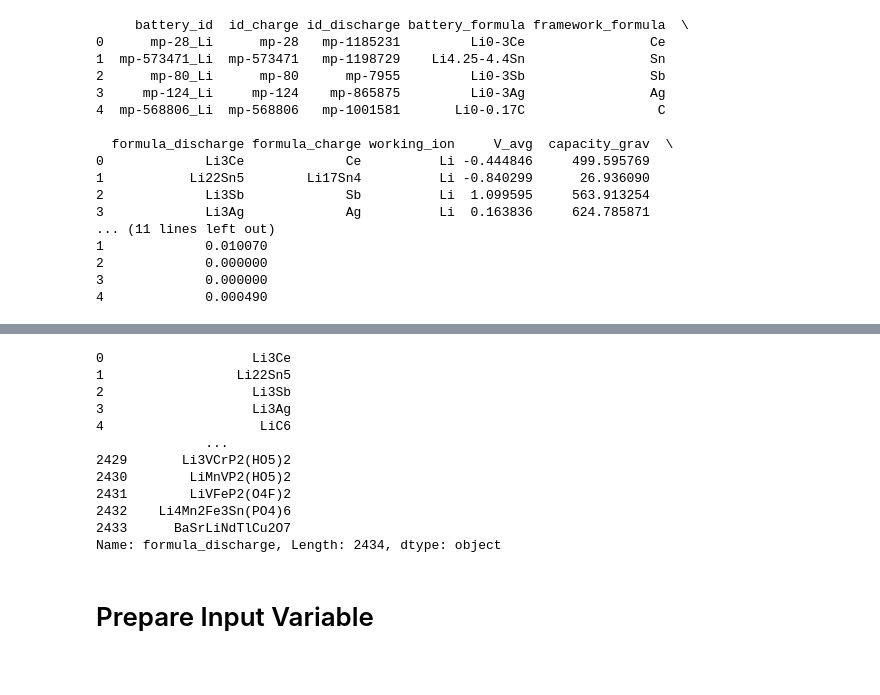
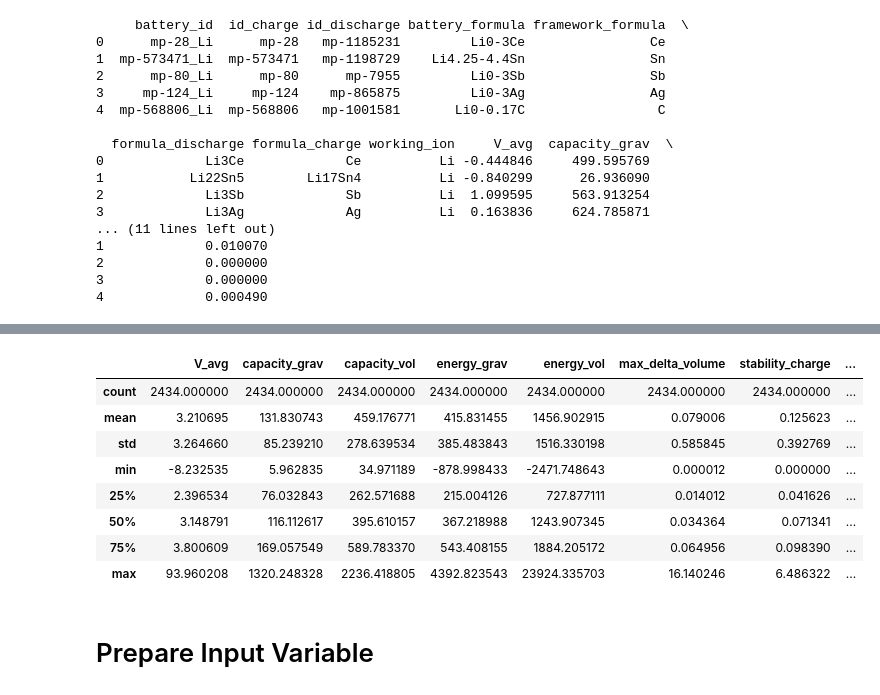
Before and after one commit to lok411/ML-Lithium-Ion-Batt, a Jupyter notebook: model.ipynb, the cells around one changed output, grey strips where cells are left out. Saved outputs shown, nothing was run; the diff lists cells and outputs as text; code cells hidden in the pictures.

```diff
--- a/model.ipynb
+++ b/model.ipynb
@@ -54,19 +55,15 @@ memory usage: 342.4+ KB
 # %%
 df.describe()
-df['formula_discharge']
 # %% [output]
-0                   Li3Ce
-1                 Li22Sn5
-2                   Li3Sb
-3                   Li3Ag
-4                    LiC6
-              ...
-2429       Li3VCrP2(HO5)2
-2430        LiMnVP2(HO5)2
-2431        LiVFeP2(O4F)2
-2432    Li4Mn2Fe3Sn(PO4)6
-2433      BaSrLiNdTlCu2O7
-Name: formula_discharge, Length: 2434, dtype: object
+|  | V_avg | capacity_grav | capacity_vol | energy_grav | energy_vol | max_delta_volume | stability_charge | ... |
+| count | 2434.000000 | 2434.000000 | 2434.000000 | 2434.000000 | 2434.000000 | 2434.000000 | 2434.000000 | ... |
+| mean | 3.210695 | 131.830743 | 459.176771 | 415.831455 | 1456.902915 | 0.079006 | 0.125623 | ... |
+| std | 3.264660 | 85.239210 | 278.639534 | 385.483843 | 1516.330198 | 0.585845 | 0.392769 | ... |
+| min | -8.232535 | 5.962835 | 34.971189 | -878.998433 | -2471.748643 | 0.000012 | 0.000000 | ... |
+| 25% | 2.396534 | 76.032843 | 262.571688 | 215.004126 | 727.877111 | 0.014012 | 0.041626 | ... |
+| 50% | 3.148791 | 116.112617 | 395.610157 | 367.218988 | 1243.907345 | 0.034364 | 0.071341 | ... |
+| 75% | 3.800609 | 169.057549 | 589.783370 | 543.408155 | 1884.205172 | 0.064956 | 0.098390 | ... |
+| max | 93.960208 | 1320.248328 | 2236.418805 | 4392.823543 | 23924.335703 | 16.140246 | 6.486322 | ... |
 # %% [markdown]
 # Prepare Input Variable
 # %%
```
Also changed, not shown: parts of 8 cells of this notebook, 2 other files.
